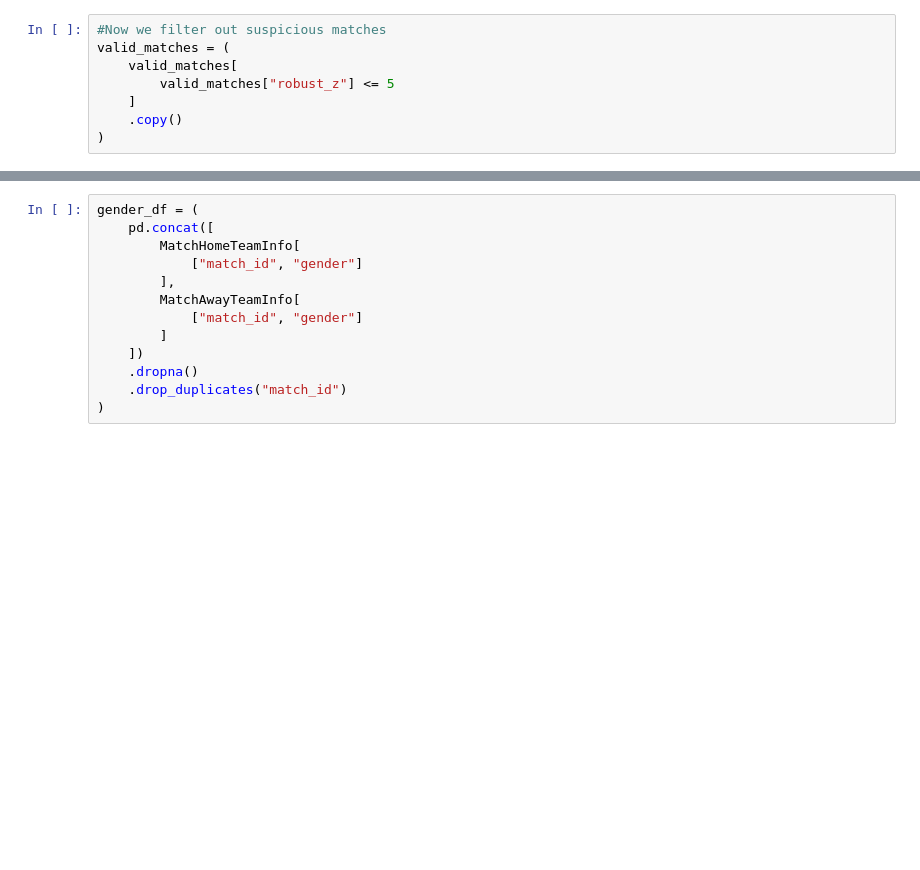
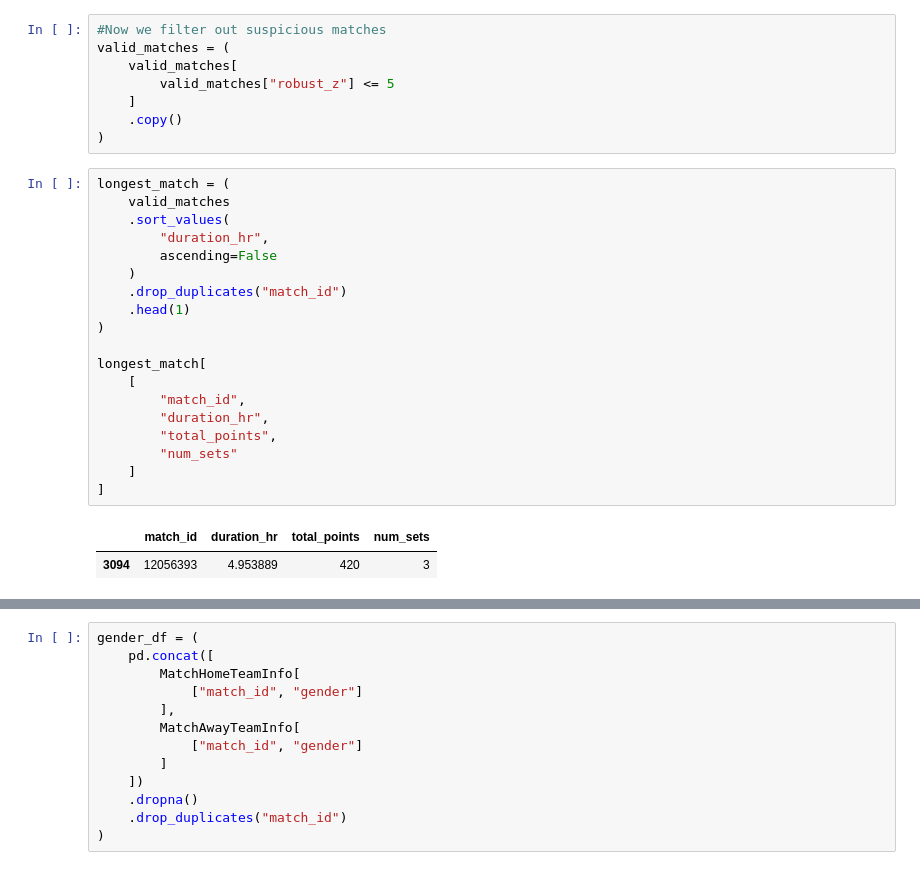
Before and after one commit to saba-ghorashi/tennis-analysis, a Jupyter notebook: answers.ipynb, the cells around one changed output, grey strips where cells are left out. Drawn from its saved outputs; the diff is of its cells as text; blank space fills up the shorter version.

```diff
--- a/answers.ipynb
+++ b/answers.ipynb
@@ -606,3 +634,25 @@ valid_matches = (
     ]
     .copy()
 )
+# %%
+longest_match = (
+    valid_matches
+    .sort_values(
+        "duration_hr",
+        ascending=False
+    )
+    .drop_duplicates("match_id")
+    .head(1)
+)
+
+longest_match[
+    [
+        "match_id",
+        "duration_hr",
+        "total_points",
+        "num_sets"
+    ]
+]
+# %% [output]
+|  | match_id | duration_hr | total_points | num_sets |
+| 3094 | 12056393 | 4.953889 | 420 | 3 |
```
Also changed, not shown: parts of 7 cells of this notebook, 1 other file.
